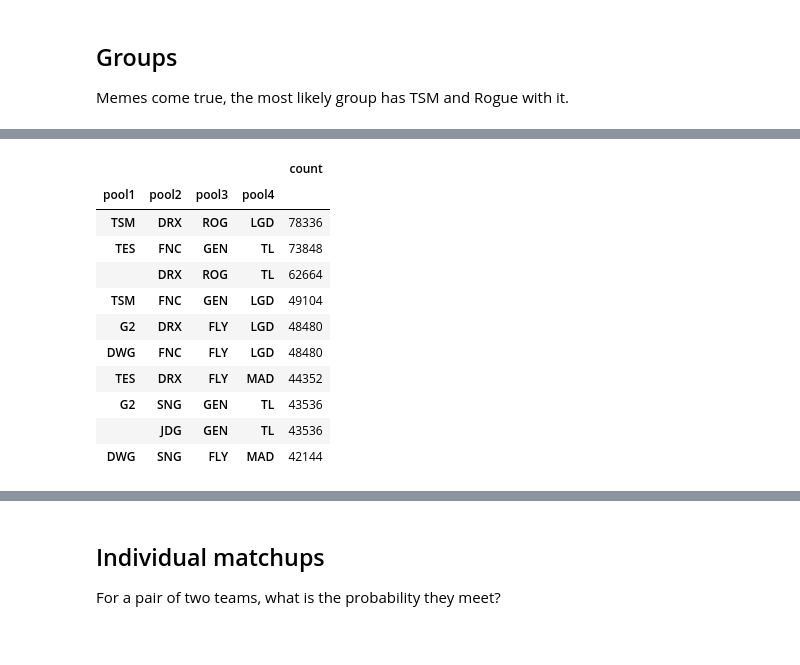
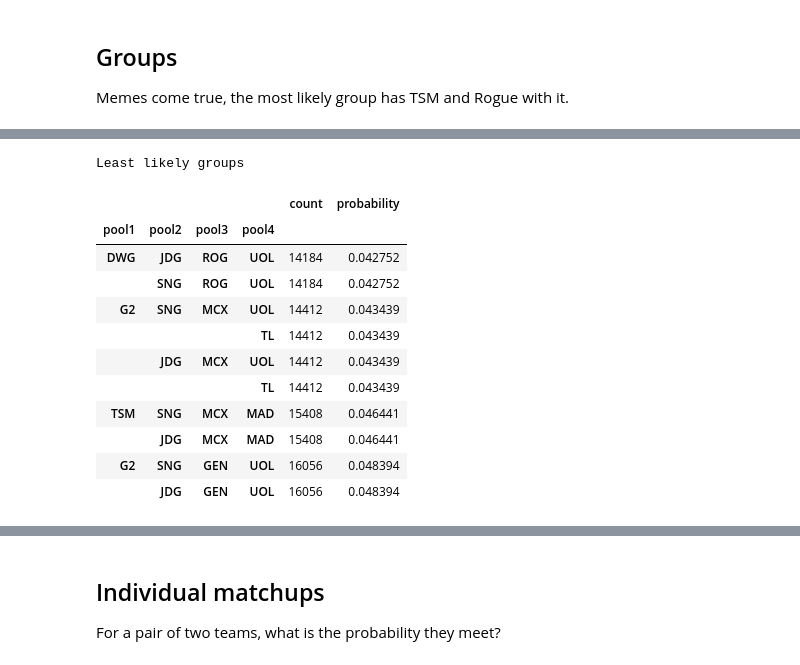
Before and after one commit to Ltakumi/worlds_group_draw, a Jupyter notebook: Simulate_draw.ipynb, the cells around one changed output, grey strips where cells are left out. Cells and saved outputs as stored; diff of their text form; code cells hidden in the pictures.

```diff
--- a/Simulate_draw.ipynb
+++ b/Simulate_draw.ipynb
@@ -344,0 +333,5 @@ Memes come true, the most likely group has TSM and Rogue with it.
+# %%
+# most likely groups
+ordered_groups['probability'] = ordered_groups['count'] / len(all_draws)
+print('Most likely groups')
+display(ordered_groups.sort_values(by='count', ascending=False).head(10))
@@ -345,16 +352,18 @@ Memes come true, the most likely group has TSM and Rogue with it.
 # %%
-# most likely groups
-display(ordered_groups.sort_values(by='count', ascending=False).head(10))
+# least likely groups
+print('Least likely groups')
+display(ordered_groups.sort_values(by='count', ascending=True).head(10))
 # %% [output]
+Least likely groups
-|  |  |  |  | count |
-| pool1 | pool2 | pool3 | pool4 |  |
-| TSM | DRX | ROG | LGD | 78336 |
-| TES | FNC | GEN | TL | 73848 |
-|  | DRX | ROG | TL | 62664 |
-| TSM | FNC | GEN | LGD | 49104 |
-| G2 | DRX | FLY | LGD | 48480 |
-| DWG | FNC | FLY | LGD | 48480 |
-| TES | DRX | FLY | MAD | 44352 |
-| G2 | SNG | GEN | TL | 43536 |
-|  | JDG | GEN | TL | 43536 |
-| DWG | SNG | FLY | MAD | 42144 |
+|  |  |  |  | count | probability |
+| pool1 | pool2 | pool3 | pool4 |  |  |
+| DWG | JDG | ROG | UOL | 14184 | 0.042752 |
+|  | SNG | ROG | UOL | 14184 | 0.042752 |
+| G2 | SNG | MCX | UOL | 14412 | 0.043439 |
+|  |  |  | TL | 14412 | 0.043439 |
+|  | JDG | MCX | UOL | 14412 | 0.043439 |
+|  |  |  | TL | 14412 | 0.043439 |
+| TSM | SNG | MCX | MAD | 15408 | 0.046441 |
+|  | JDG | MCX | MAD | 15408 | 0.046441 |
+| G2 | SNG | GEN | UOL | 16056 | 0.048394 |
+|  | JDG | GEN | UOL | 16056 | 0.048394 |
```
Also changed, not shown: parts of 11 cells of this notebook, 7 other files.
